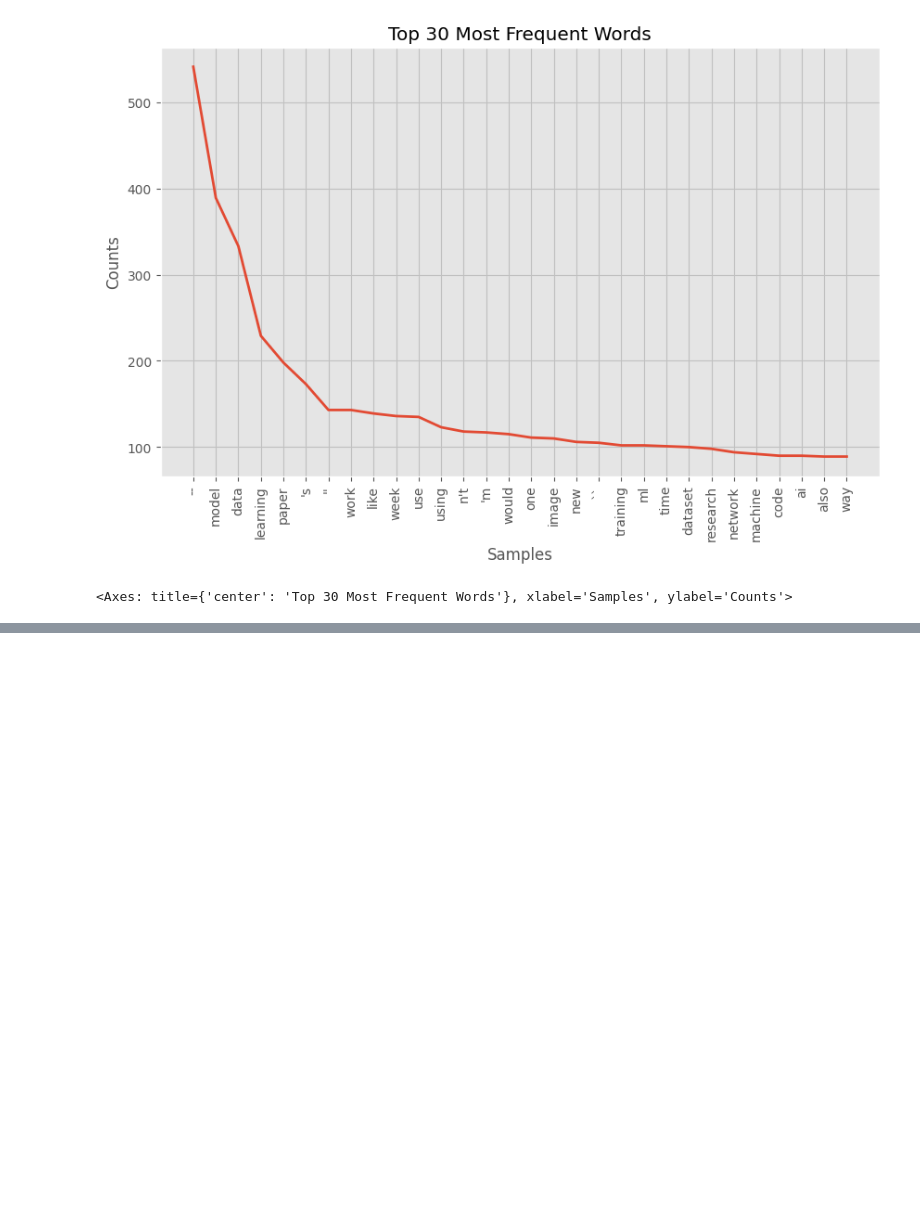
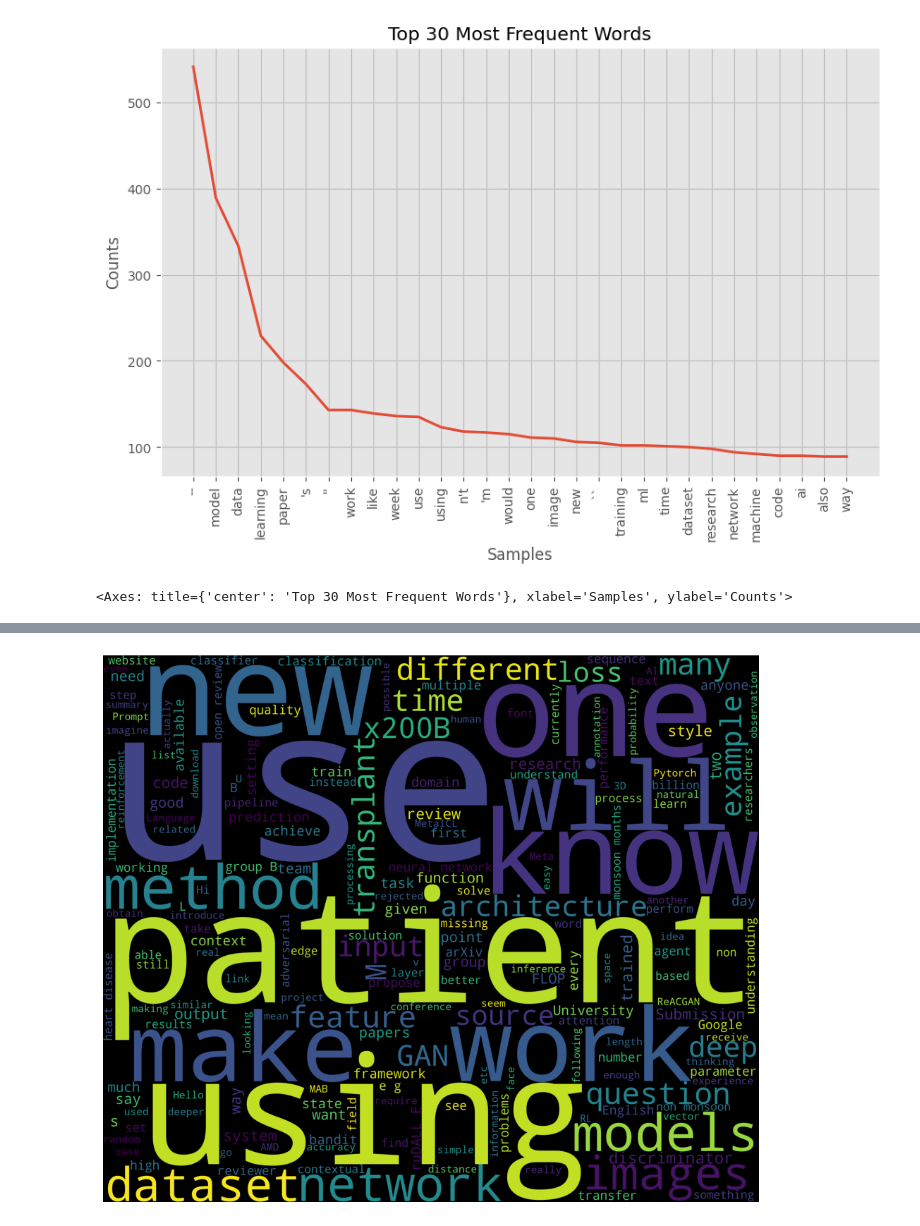
Before and after one commit to fszymanski13/text-mining1, a Jupyter notebook: notebook.ipynb, the cells around one changed output, grey strips where cells are left out. Cells and saved outputs as stored; diff of their text form; code cells hidden in the pictures; blank space fills up the shorter version.

```diff
--- a/notebook.ipynb
+++ b/notebook.ipynb
@@ -237,0 +391,5 @@ freq_dist.plot(30, cumulative=False)
+# %%
+
+
+# which classifications were correct?
+madeit = df
@@ -237,0 +436,27 @@ freq_dist.plot(30, cumulative=False)
+# %%
+
+
+df = madeit[madeit['predicted sentiment']=='negative']
+
+words = ' '.join(df['body'])
+cleaned_word = " ".join([word for word in words.split()
+                            if 'http' not in word
+                                and not word.startswith('@')
+                                and word != 'RT'
+                            ])
+
+stopwords = set(STOPWORDS)
+stopwords.add("model")
+stopwords.add("learning")
+stopwords.add("training")
+stopwords.add("data")
+stopwords.add("paper")
+stopwords.add("image")
+stopwords.add("problem")
+stopwords.add("machine")
+
+wordcloud = WordCloud(stopwords=stopwords,
+                      background_color='black',
+                      width=3000,
+                      height=2500
+                     ).generate(cleaned_word)
@@ -237,0 +467,9 @@ freq_dist.plot(30, cumulative=False)
+# %%
+
+
+plt.figure(1,figsize=(12, 12))
+plt.imshow(wordcloud)
+plt.axis('off')
+plt.show()
+# %% [output]
+[figure, added]
```
Also changed, not shown: parts of 22 cells of this notebook.
